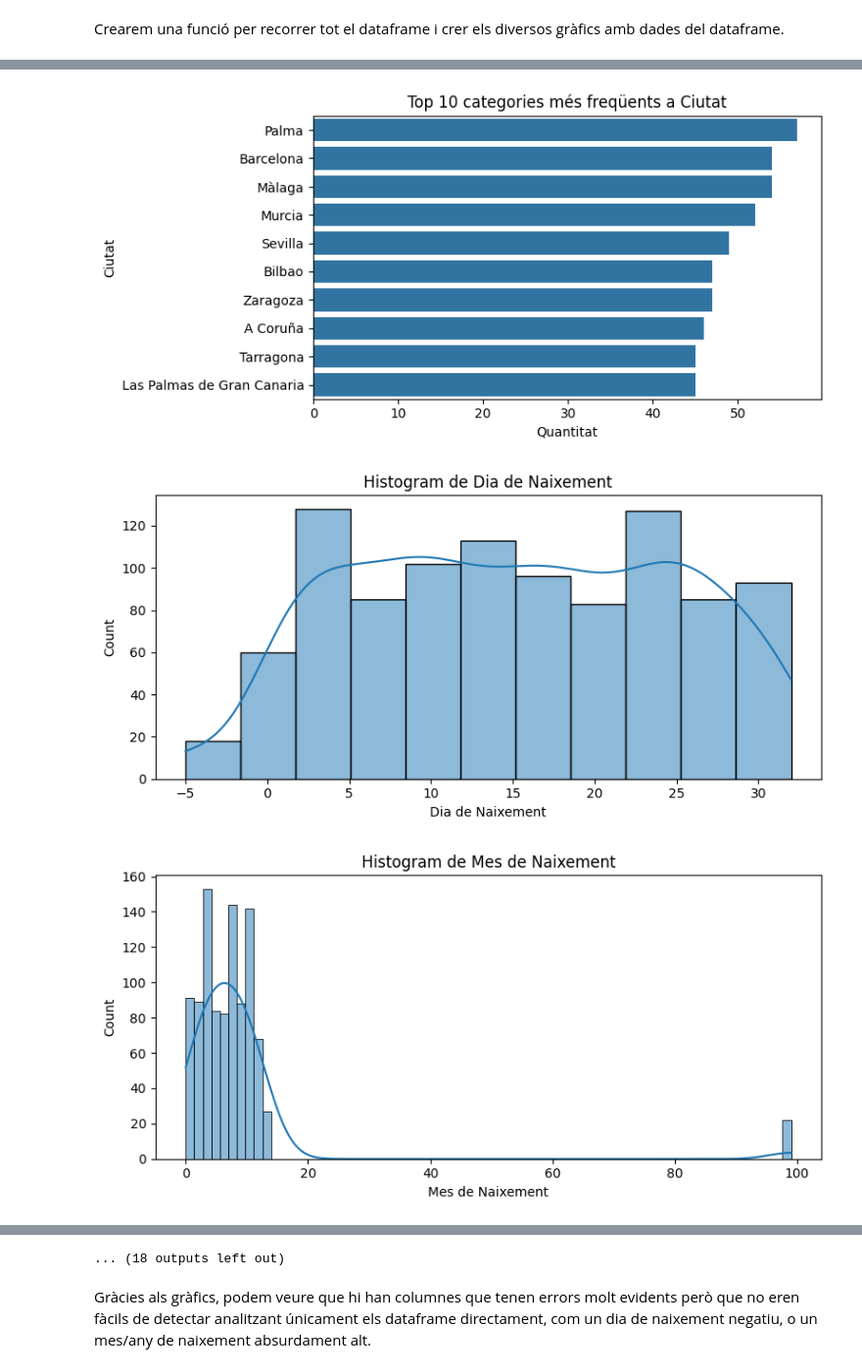
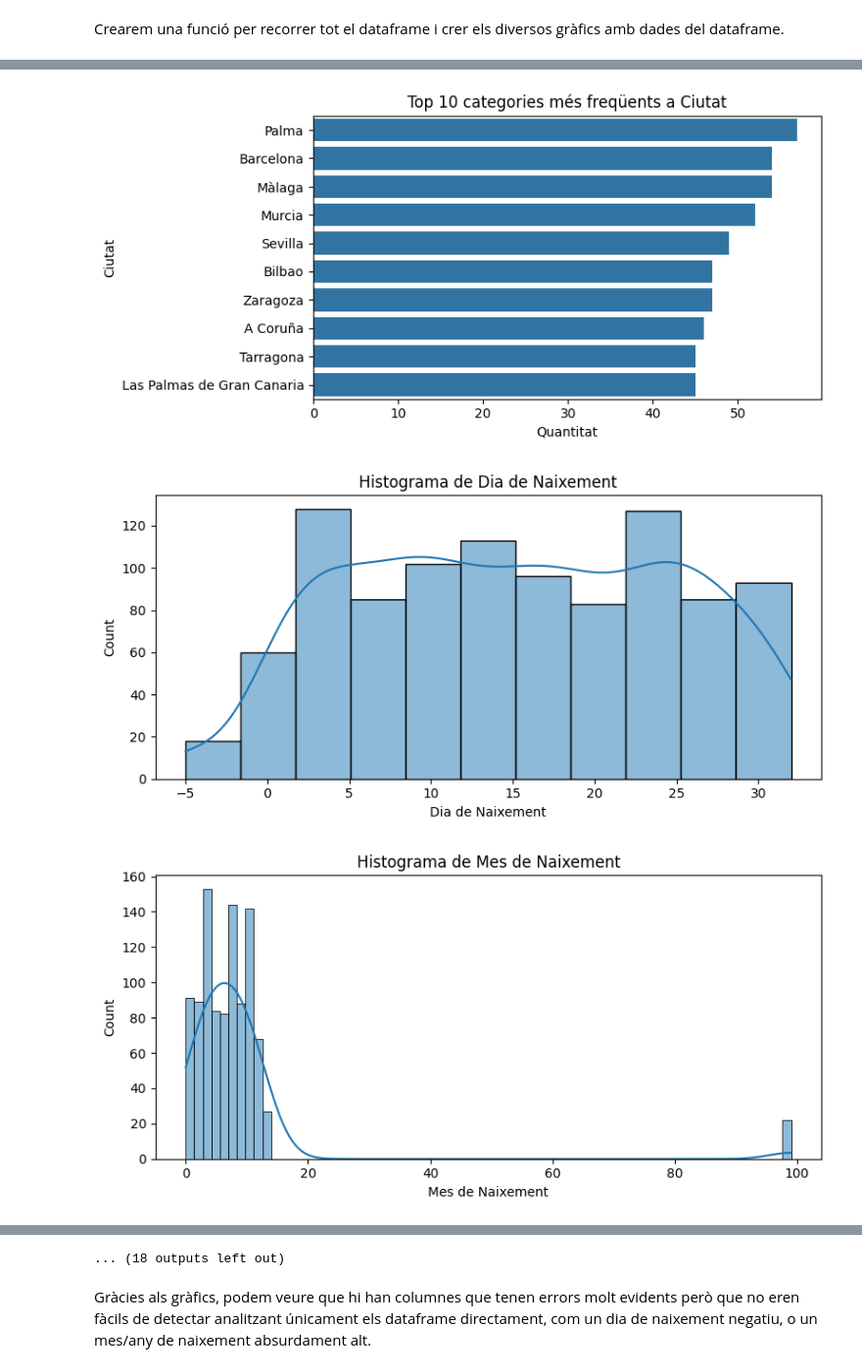
Before and after one commit to Aksce98/IT-Academy, a Jupyter notebook: Sprint_8/Sprint_8.ipynb, the cells around one changed output, grey strips where cells are left out. Shown at 98% size. Cells and saved outputs as stored; diff of their text form; code cells hidden in the pictures.

```diff
--- a/Sprint_8/Sprint_8.ipynb
+++ b/Sprint_8/Sprint_8.ipynb
@@ -811,7 +811,7 @@ def explorar_dataframe(
         if pd.api.types.is_numeric_dtype(df[col]):
             if tipus_grafic == "histogram":
                 sns.histplot(df[col].dropna(), kde=True)
-                plt.title(f"Histogram de {col}")
+                plt.title(f"Histograma de {col}")
             elif tipus_grafic == "boxplot":
                 sns.boxplot(x=df[col].dropna())
                 plt.title(f"Boxplot de {col}")
@@ -820,32 +820,32 @@ def explorar_dataframe(
         else:
             top_counts = df[col].value_counts().head(max_categories)
             sns.barplot(x=top_counts.values, y=top_counts.index.astype(str))
             plt.title(f"Top {max_categories} categories més freqüents a {col}")
             plt.xlabel("Quantitat")
             plt.ylabel(col)
 
         plt.tight_layout()
 
         if save_dir:
             safe_col_name = "".join(
                 c if c.isalnum() else "_" for c in str(col)
             )
             filepath = os.path.join(save_dir, f"{safe_col_name}.png")
             plt.savefig(filepath)
             plt.close()
         else:
             plt.show()
 
 
 explorar_dataframe(df, tipus_grafic = 'histogram')
 # Si volem guardar els gràfics, hem de proporcionar un directory save_dir
 # Si volem visualitzar boxplots, hem de posar tipus_grafic = 'boxplot'
 # explorar_dataframe(df, tipus_grafic = 'boxplot', save_dir = './plots')
 # %% [output]
 [figure]
 [figure]
 [figure]
 [figure]
 [figure]
-[figure, old version]
+[figure, new version]
-[figure, old version]
+[figure, new version]
```
Also changed, not shown: parts of 1 cell of this notebook.
